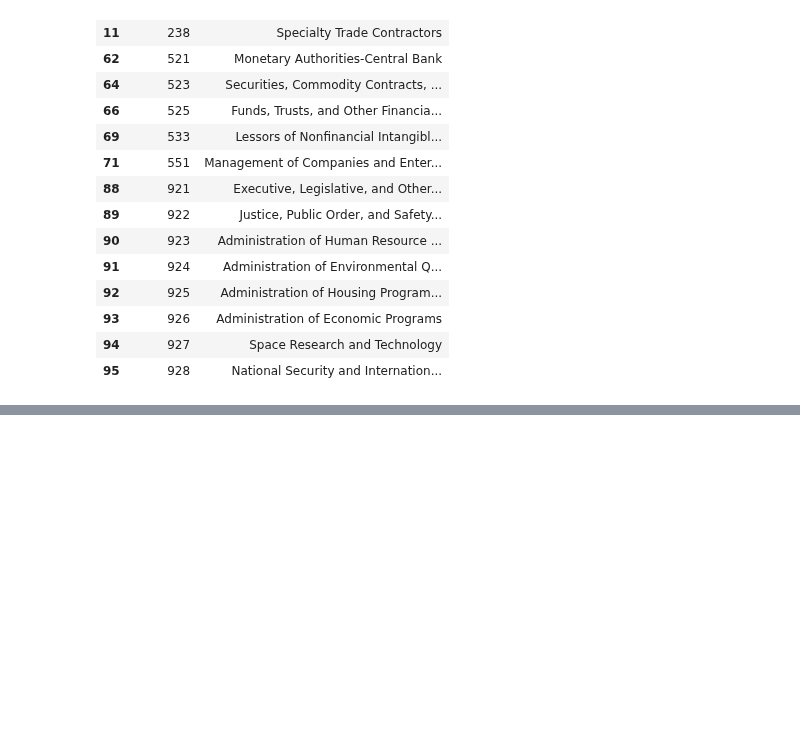
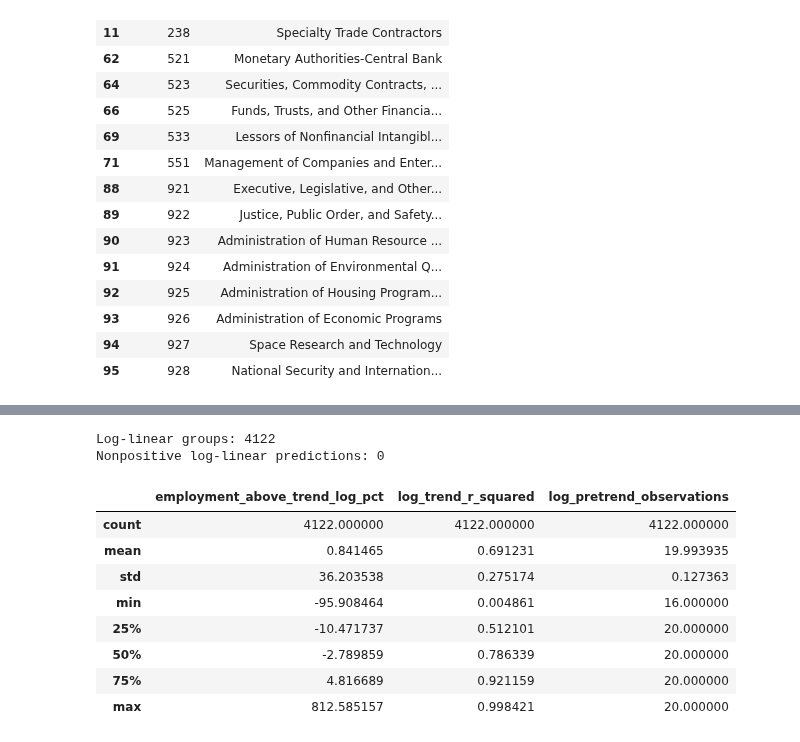
Before and after one commit to viet0901/senior-research, a Jupyter notebook: notebooks/01_research_analysis.ipynb, the cells around one changed output, grey strips where cells are left out. Saved outputs shown, nothing was run; the diff lists cells and outputs as text; code cells hidden in the pictures; blank space fills up the shorter version.

```diff
--- a/notebooks/01_research_analysis.ipynb
+++ b/notebooks/01_research_analysis.ipynb
@@ -270,0 +657,73 @@ Industries without an exposure score: 16
+# %%
+# Validate the log-linear predictions
+log_prediction_counts = log_trend_predictions.groupby(trend_key).size()
+
+assert log_prediction_counts.eq(3).all()
+assert np.isfinite(
+    log_trend_predictions["predicted_employment_log"]
+).all()
+assert log_trend_predictions["predicted_employment_log"].gt(0).all()
+
+print("Log-linear groups:", len(log_prediction_counts))
+print(
+    "Nonpositive log-linear predictions:",
+    log_trend_predictions["predicted_employment_log"].le(0).sum(),
+)
+
+
+# Calculate and average the three quarterly deviations
+log_trend_predictions["log_employment_deviation_pct"] = (
+    (
+        log_trend_predictions["employment"]
+        - log_trend_predictions["predicted_employment_log"]
+    )
+    / log_trend_predictions["predicted_employment_log"]
+    * 100
+)
+
+log_employment_trend = (
+    log_trend_predictions.groupby(trend_key)
+    .agg(
+        employment_above_trend_log_pct=(
+            "log_employment_deviation_pct",
+            "mean",
+        ),
+        average_actual_employment=("employment", "mean"),
+        average_log_predicted_employment=(
+            "predicted_employment_log",
+            "mean",
+        ),
+        comparison_quarters=("period", "nunique"),
+    )
+    .reset_index()
+    .merge(
+        log_trend_diagnostics,
+        on=trend_key,
+        how="left",
+        validate="one_to_one",
+    )
+)
+
+assert log_employment_trend["comparison_quarters"].eq(3).all()
+
+display(
+    log_employment_trend[
+        [
+            "employment_above_trend_log_pct",
+            "log_trend_r_squared",
+            "log_pretrend_observations",
+        ]
+    ].describe()
+)
+# %% [output]
+Log-linear groups: 4122
+Nonpositive log-linear predictions: 0
+|  | employment_above_trend_log_pct | log_trend_r_squared | log_pretrend_observations |
+| count | 4122.000000 | 4122.000000 | 4122.000000 |
+| mean | 0.841465 | 0.691231 | 19.993935 |
+| std | 36.203538 | 0.275174 | 0.127363 |
+| min | -95.908464 | 0.004861 | 16.000000 |
+| 25% | -10.471737 | 0.512101 | 20.000000 |
+| 50% | -2.789859 | 0.786339 | 20.000000 |
+| 75% | 4.816689 | 0.921159 | 20.000000 |
+| max | 812.585157 | 0.998421 | 20.000000 |
```
Also changed, not shown: parts of 25 cells of this notebook, 2 other files.
